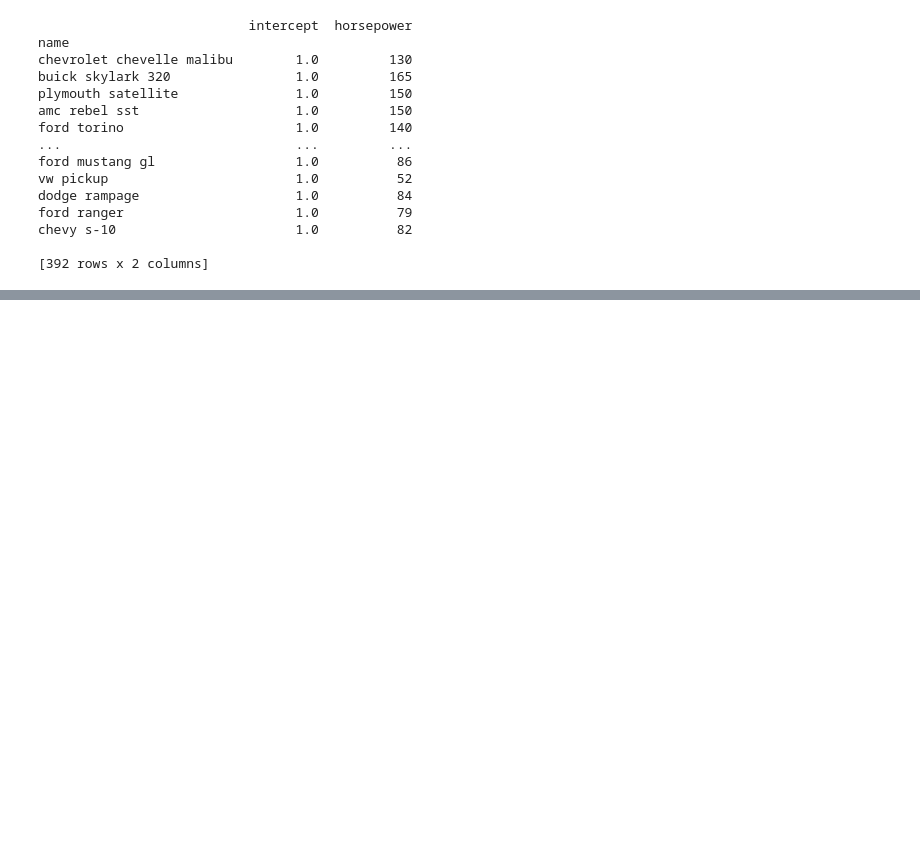
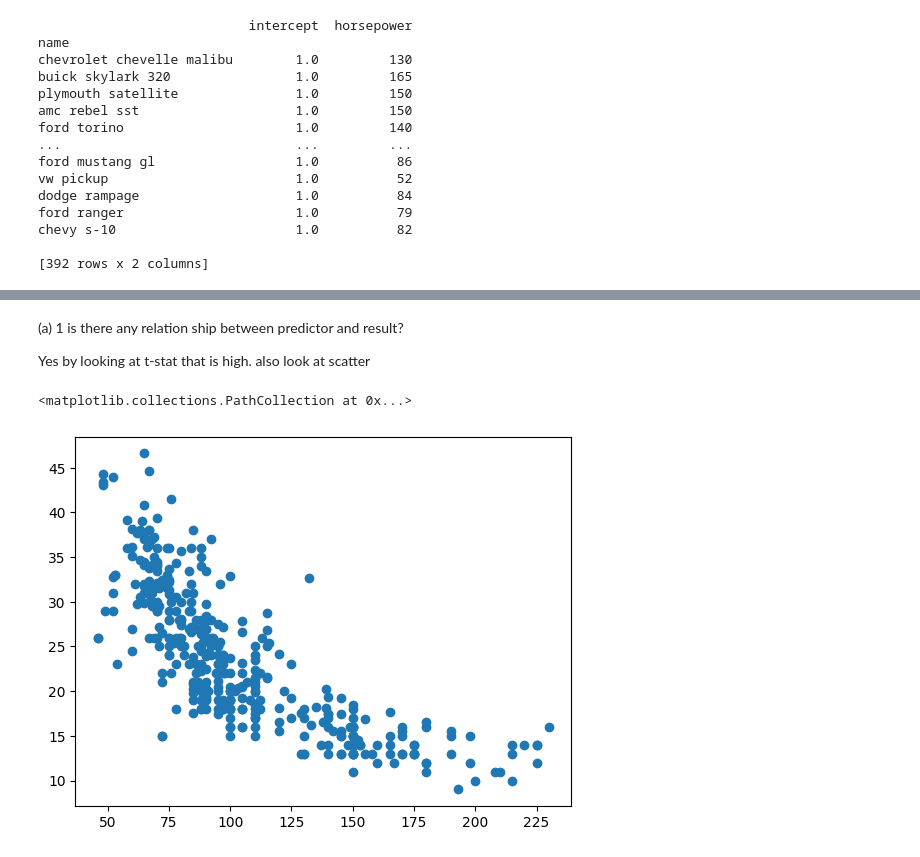
Before and after one commit to aminehd/AminehTechnicalWritings, a Jupyter notebook: assignments/ISLP_Chapter03.ipynb, the cells around one changed output, grey strips where cells are left out. Drawn from its saved outputs; the diff is of its cells as text; code cells hidden in the pictures; blank space fills up the shorter version.

Commit message:
8 a 1 is there any relationship

```diff
--- a/assignments/ISLP_Chapter03.ipynb
+++ b/assignments/ISLP_Chapter03.ipynb
@@ -58,3 +106,13 @@ summarize(results)
 |  | coef | std err | t | P>|t| |
 | intercept | 39.9359 | 0.717 | 55.660 | 0.0 |
 | horsepower | -0.1578 | 0.006 | -24.489 | 0.0 |
+# %% [markdown]
+(a) 1 is there any relation ship between predictor and result?
+
+Yes by looking at t-stat that is high. also look at scatter
+# %%
+from matplotlib import pyplot as plt
+plt.scatter(X['horsepower'], y)
+# %% [output]
+<matplotlib.collections.PathCollection at 0x...>
+[figure, added]
```
Also changed, not shown: parts of 3 cells of this notebook.
